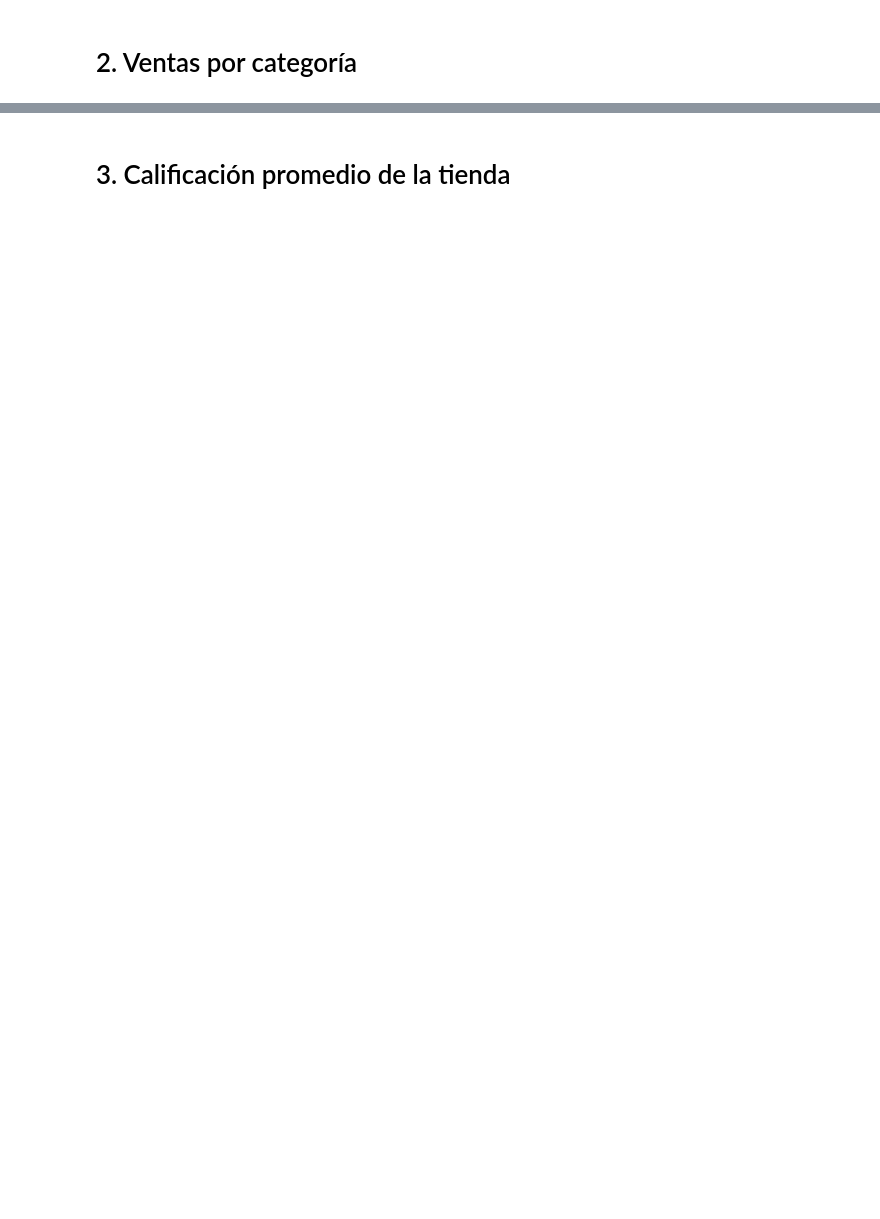
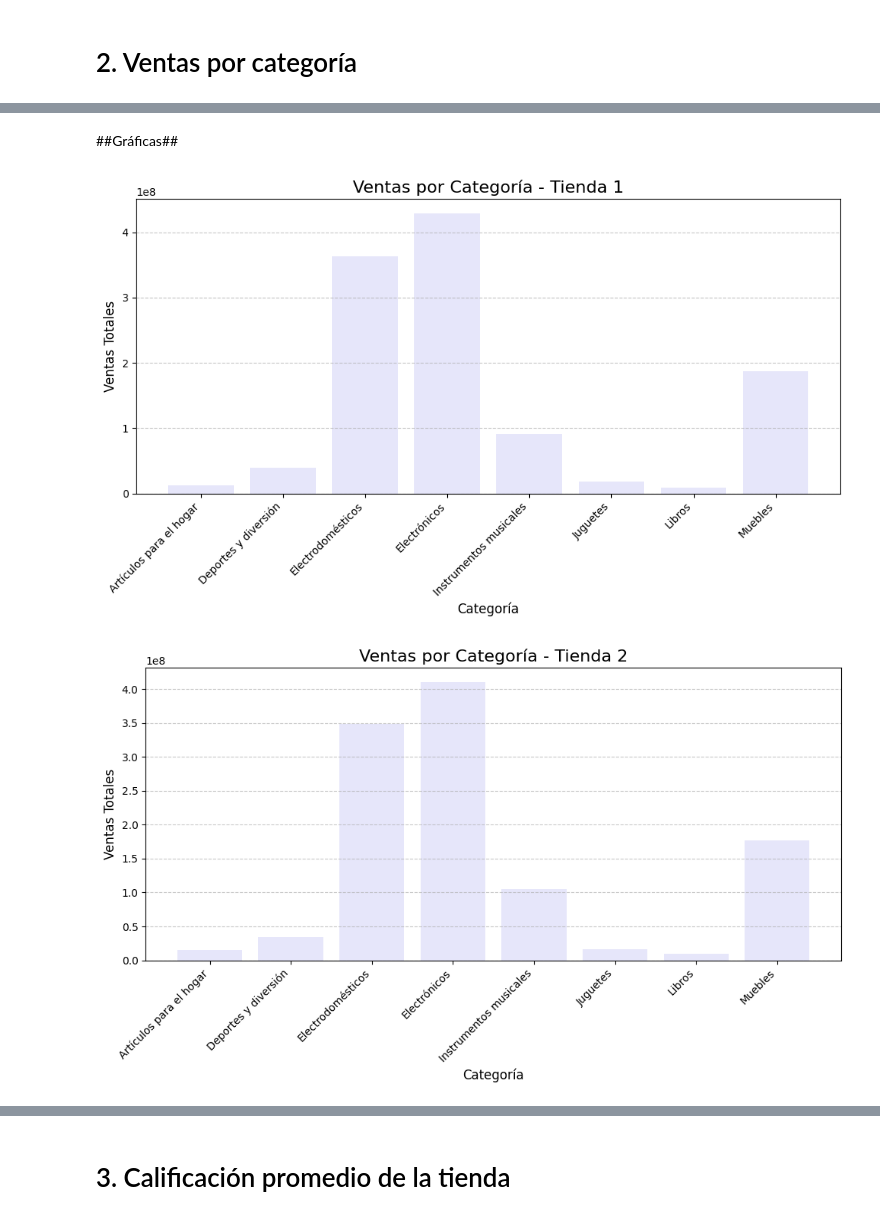
Before and after one commit to MauLazcano/challengeAluraStore, a Jupyter notebook: AluraStoreLatam.ipynb, the cells around one changed output, grey strips where cells are left out. Saved outputs shown, nothing was run; the diff lists cells and outputs as text; code cells hidden in the pictures; blank space fills up the shorter version.

```diff
--- a/AluraStoreLatam.ipynb
+++ b/AluraStoreLatam.ipynb
@@ -26,2 +103,12 @@ tienda.head()
 # %% [markdown]
 # 2. Ventas por categoría
+# %%
+ventasCategoria1 = tienda.groupby("Categoría del Producto")['Precio'].sum().reset_index()
+ventasCategoria2 = tienda2.groupby("Categoría del Producto")['Precio'].sum().reset_index()
+ventasCategoria3 = tienda3.groupby("Categoría del Producto")['Precio'].sum().reset_index()
+ventasCategoria4 = tienda4.groupby("Categoría del Producto")['Precio'].sum().reset_index()
+
+print(f"Ventas por categoría de la Tienda 1:\n{ventasCategoria1}")
+print(f"\n\nVentas por categoría de la Tienda 2:\n{ventasCategoria2}")
+print(f"\n\nVentas por categoría de la Tienda 3:\n{ventasCategoria3}")
+print(f"\n\nVentas por categoría de la Tienda 4:\n{ventasCategoria4}")
@@ -27,0 +133,21 @@ tienda.head()
+# %% [markdown]
+##Gráficas##
+# %%
+def ventas_Categoria_Tienda(ventas, tienda):
+  plt.figure(figsize=(10, 6))
+  plt.bar(ventas['Categoría del Producto'], ventas['Precio'], color='lavender')
+  plt.title(f'Ventas por Categoría - {tienda}', fontsize=16)
+  plt.xlabel('Categoría', fontsize=12)
+  plt.ylabel('Ventas Totales', fontsize=12)
+  plt.xticks(rotation=45, ha='right')
+  plt.grid(axis='y', linestyle='--', alpha=0.7)
+  plt.tight_layout()
+  plt.show()
+# %%
+ventas_Categoria_Tienda(ventasCategoria1, 'Tienda 1')
+ventas_Categoria_Tienda(ventasCategoria2, 'Tienda 2')
+ventas_Categoria_Tienda(ventasCategoria3, 'Tienda 3')
+ventas_Categoria_Tienda(ventasCategoria4, 'Tienda 4')
+# %% [output]
+[figure, added]
+[figure, added]
```
Also changed, not shown: parts of 45 cells of this notebook.
